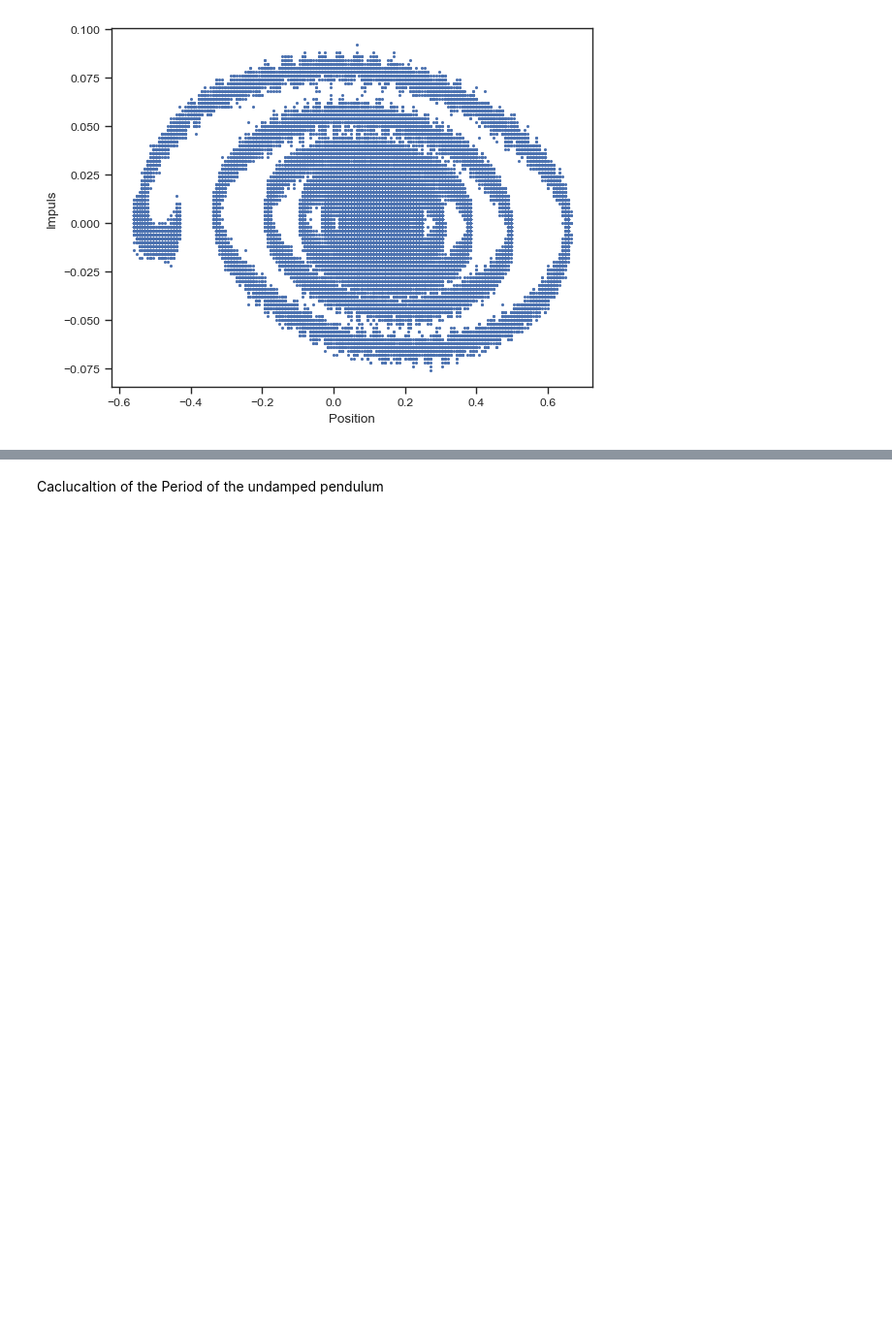
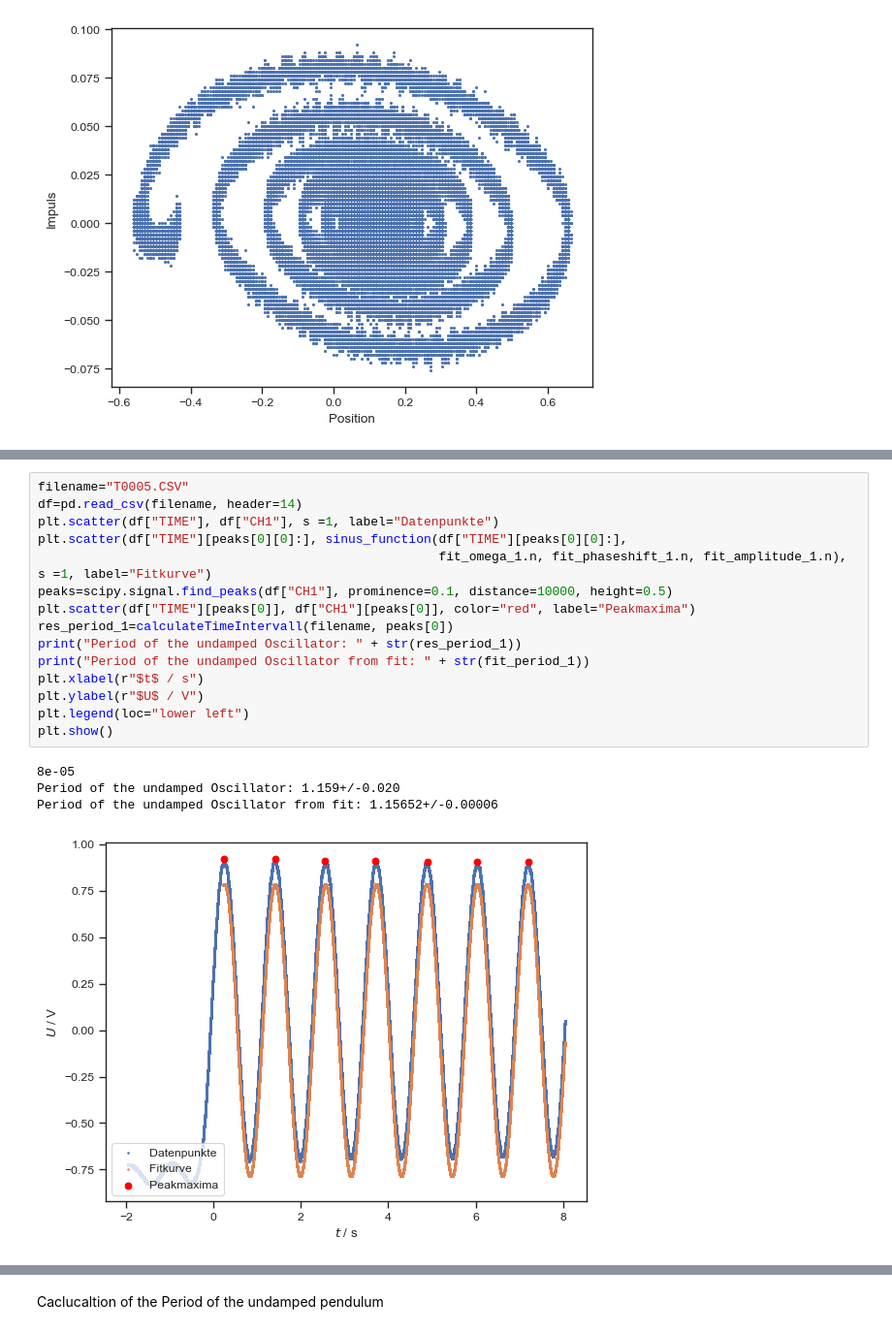
Before and after one commit to KemalOenen/Grundpraktikum2_Gruppe1_SS23, a Jupyter notebook: Versuch7/Djoxx_Pendulum.ipynb, the cells around one changed output, grey strips where cells are left out. Shown: that part at 97% size. Drawn from its saved outputs; the diff is of its cells as text; blank space fills up the shorter version.

```diff
--- a/Versuch7/Djoxx_Pendulum.ipynb
+++ b/Versuch7/Djoxx_Pendulum.ipynb
@@ -156,0 +167,20 @@ AttributeError: 'numpy.ndarray' object has no attribute 'strip'
+# %%
+filename="T0005.CSV"
+df=pd.read_csv(filename, header=14)
+plt.scatter(df["TIME"], df["CH1"], s =1, label="Datenpunkte")
+plt.scatter(df["TIME"][peaks[0][0]:], sinus_function(df["TIME"][peaks[0][0]:],
+                                                     fit_omega_1.n, fit_phaseshift_1.n, fit_amplitude_1.n), s =1, label="Fitkurve")
+peaks=scipy.signal.find_peaks(df["CH1"], prominence=0.1, distance=10000, height=0.5)
+plt.scatter(df["TIME"][peaks[0]], df["CH1"][peaks[0]], color="red", label="Peakmaxima")
+res_period_1=calculateTimeIntervall(filename, peaks[0])
+print("Period of the undamped Oscillator: " + str(res_period_1))
+print("Period of the undamped Oscillator from fit: " + str(fit_period_1))
+plt.xlabel(r"$t$ / s")
+plt.ylabel(r"$U$ / V")
+plt.legend(loc="lower left")
+plt.show()
+# %% [output]
+8e-05
+Period of the undamped Oscillator: 1.159+/-0.020
+Period of the undamped Oscillator from fit: 1.15652+/-0.00006
+[figure, added]
```
Also changed, not shown: parts of 14 cells of this notebook.
